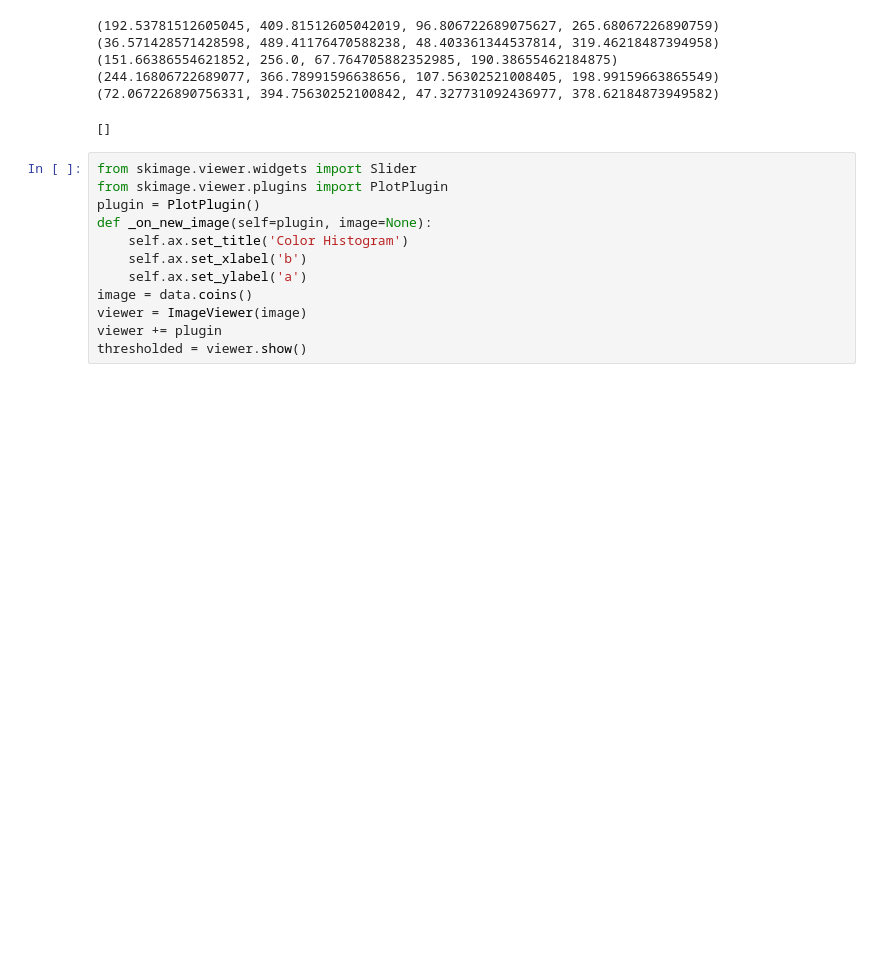
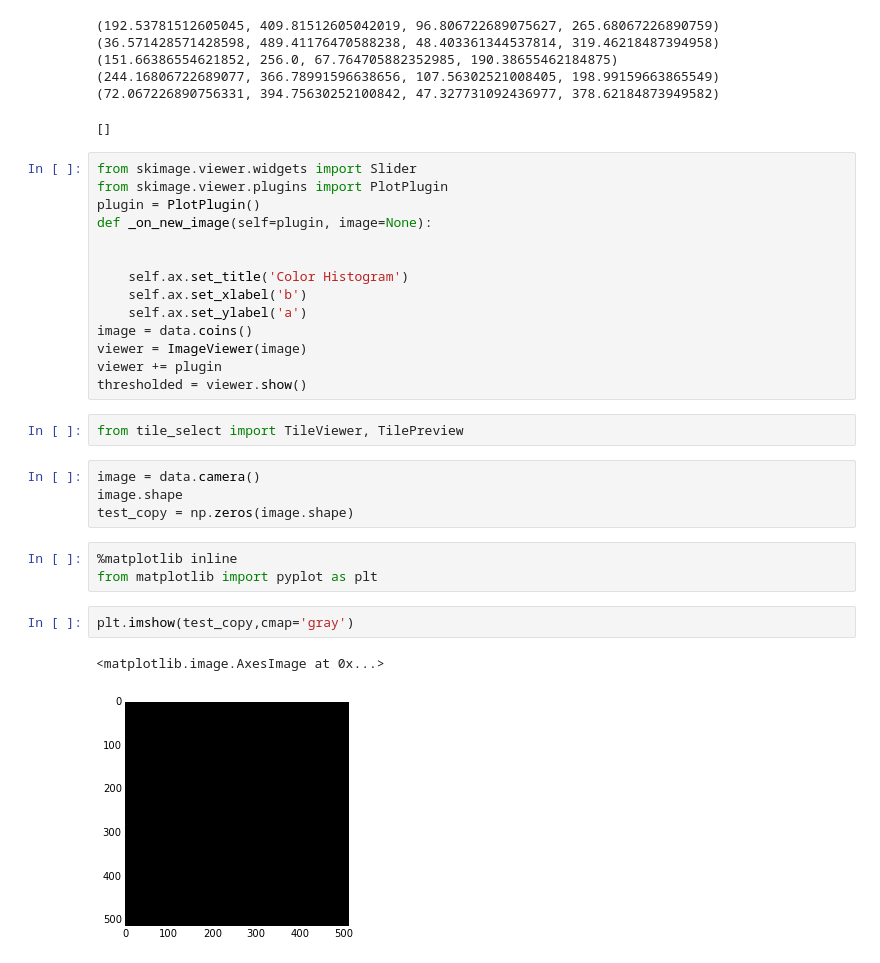
Before and after one commit to pussinboot/tile-extract, a Jupyter notebook: tile_select_test.ipynb, the cells around one changed output. Saved outputs shown, nothing was run; the diff lists cells and outputs as text; blank space fills up the shorter version.

```diff
--- a/tile_select_test.ipynb
+++ b/tile_select_test.ipynb
@@ -35,6 +35,8 @@ from skimage.viewer.widgets import Slider
 from skimage.viewer.plugins import PlotPlugin
 plugin = PlotPlugin()
 def _on_new_image(self=plugin, image=None):
+
+
     self.ax.set_title('Color Histogram')
     self.ax.set_xlabel('b')
     self.ax.set_ylabel('a')
@@ -42,3 +44,17 @@ image = data.coins()
 viewer = ImageViewer(image)
 viewer += plugin
 thresholded = viewer.show()
+# %%
+from tile_select import TileViewer, TilePreview
+# %%
+image = data.camera()
+image.shape
+test_copy = np.zeros(image.shape)
+# %%
+%matplotlib inline
+from matplotlib import pyplot as plt
+# %%
+plt.imshow(test_copy,cmap='gray')
+# %% [output]
+<matplotlib.image.AxesImage at 0x...>
+[figure, added]
```
Also changed, not shown: parts of 3 cells of this notebook, 2 other files.
